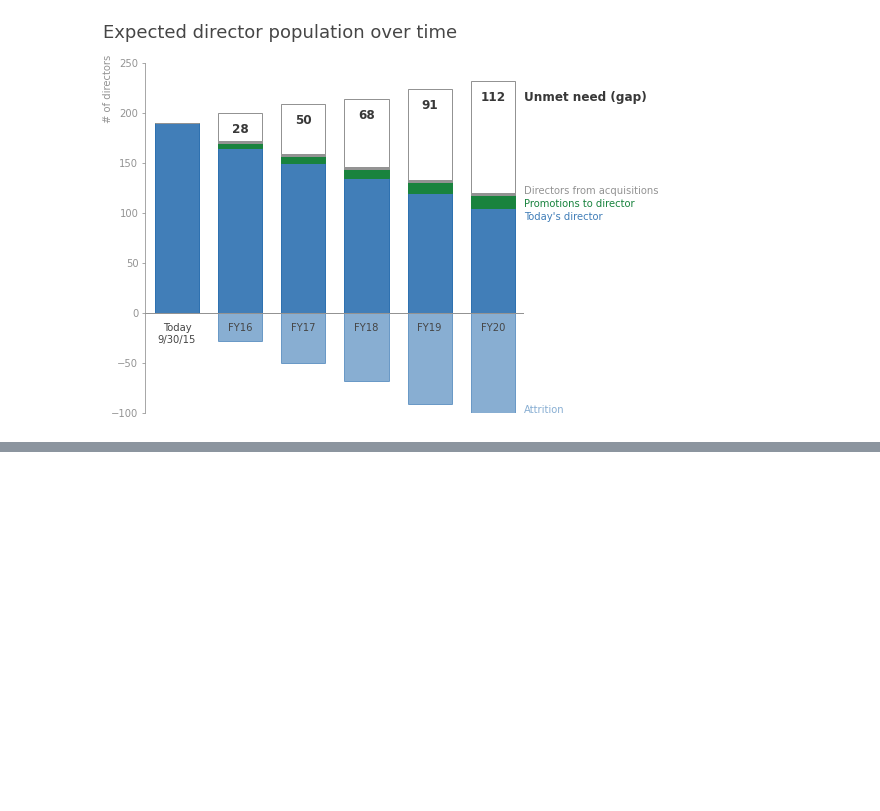
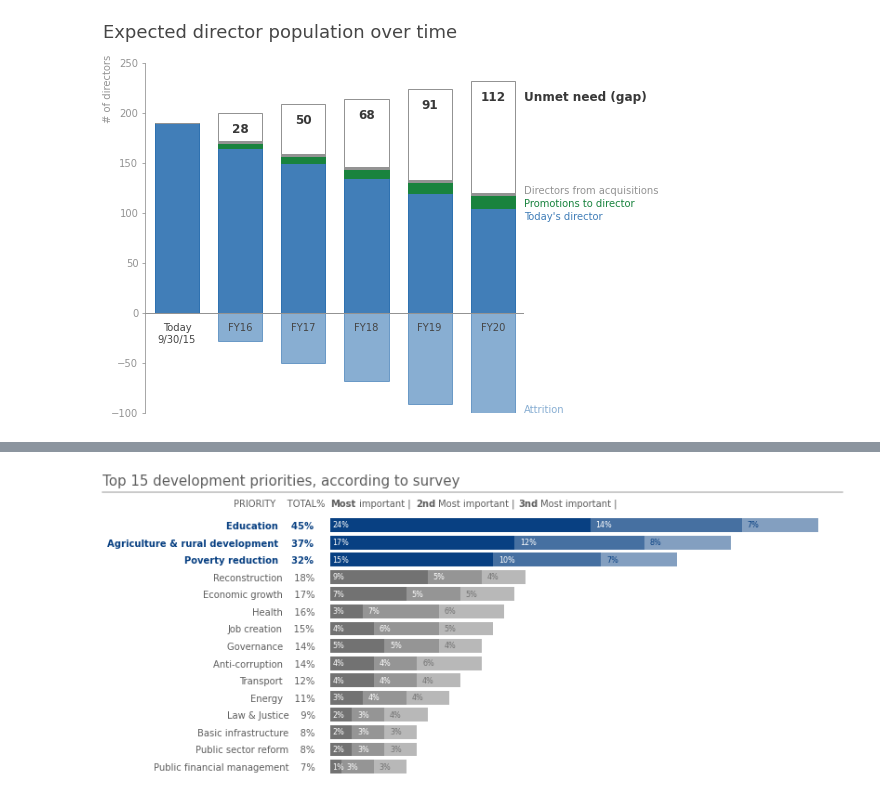
Before and after one commit to amandinhame/data-visualization-cookbook, a Jupyter notebook: matplotlib/storytelling_with_data.ipynb, the cells around one changed output, grey strips where cells are left out. Drawn from its saved outputs; the diff is of its cells as text; code cells hidden in the pictures; blank space fills up the shorter version.

Commit message:
Add model visual 5 horizontal stacked bars

```diff
--- a/matplotlib/storytelling_with_data.ipynb
+++ b/matplotlib/storytelling_with_data.ipynb
@@ -1796,0 +1799,99 @@ plt.show()
+# %%
+import matplotlib.pyplot as plt
+import pandas as pd
+import numpy as np
+
+import matplotlib.lines as lines
+
+%matplotlib inline
+
+# Data
+data = pd.DataFrame([['Education', 24, 14, 7], ['Agriculture & rural development', 17, 12, 8],
+                    ['Poverty reduction', 15, 10, 7], ['Reconstruction', 9, 5, 4],
+                    ['Economic growth', 7, 5, 5], ['Health', 3, 7, 6],
+                    ['Job creation', 4, 6, 5], ['Governance', 5, 5, 4],
+                    ['Anti-corruption', 4, 4, 6], ['Transport', 4, 4, 4],
+                    ['Energy', 3, 4, 4], ['Law & Justice', 2, 3, 4],
+                    ['Basic infrastructure', 2, 3, 3], ['Public sector reform', 2, 3, 3],
+                    ['Public financial management', 1, 3, 3]],
+                   columns=['priority', '1', '2', '3'])[::-1]
+
+# Colors
+palette = {
+    'white': 'w',
+    'grey': plt.cm.Greys(180, 1),
+    'grey_1': plt.cm.Greys(160, 1),
+    'grey_2': plt.cm.Greys(160, 0.75),
+    'grey_3': plt.cm.Greys(160, 0.5),
+    'blue_1': plt.cm.Blues(240, 1),
+    'blue_2': plt.cm.Blues(240, 0.75),
+    'blue_3': plt.cm.Blues(240, 0.5)
+}
+
+# Plot
+fig, ax = plt.subplots(figsize=(8.5, 5))
+fig.subplots_adjust(bottom=0.05, top=0.89, left=0.05, right=0.95)
+
+ax.barh(data['priority'], [0]*len(data['priority']), color=palette['white'])
+
+ax.barh(data['priority'][:-3], data['1'][:-3], color=palette['grey_1'])
+ax.barh(data['priority'][-3:], data['1'][-3:], color=palette['blue_1'])
+
+ax.barh(data['priority'][:-3], data['2'][:-3], color=palette['grey_2'], left=data['1'][:-3])
+ax.barh(data['priority'][-3:], data['2'][-3:], color=palette['blue_2'], left=data['1'][-3:])
+
+ax.barh(data['priority'][:-3], data['3'][:-3], color=palette['grey_3'],
+        left=data['1'][:-3]+data['2'][:-3])
+ax.barh(data['priority'][-3:], data['3'][-3:], color=palette['blue_3'],
+        left=data['1'][-3:]+data['2'][-3:])
+
+# Plot values
+for i, v in enumerate(data['1']):
+    ax.text(0.2, i, '{}%'.format(v), va='center', color=palette['white'], size=8)
+
+for i, v in enumerate(data['2']):
+    ax.text(data.iloc[i, 1]+0.5, i, '{}%'.format(v), va='center', color=palette['white'], size=8)
+
+for i, v in enumerate(data['3']):
+    ax.text(data.iloc[i, 1]+data.iloc[i, 2]+0.5, i, '{}%'.format(v), va='center',
+            color=palette['blue_1' if i >= 12 else 'grey_1'], size=8)
+
+
+# Axes
+for s in ax.spines.keys():
+    ax.spines[s].set_visible(False)
+
+ax.tick_params(left=None, bottom=None)
+
+ax.set_xticks([])
+ax.set_yticklabels(['{}    {}   '.format(data.iloc[i, 0], (str(sum(data.iloc[i, 1:])) + '%').ljust(2))
+                    for i in range(data.shape[0])])
+
+for i, t in enumerate(ax.get_yticklabels()):
+    if i >= 12:
+        t.set_color(palette['blue_1'])
+        t.set_weight('bold')
+    else:
+        t.set_color(palette['grey'])
+
+# Texts
+fig.text(-0.35, 0.95, 'Top 15 development priorities, according to survey', color=palette['grey'],
+        size=15)
+
+ax.plot([-0.35, 0.95],[0.93, 0.93], color=palette['grey_3'], transform=fig.transFigure,
+        clip_on=False, figure=fig) # line
+
+fig.text(-0.12, 0.88, 'PRIORITY    TOTAL%', color=palette['grey'], va='bottom')
+
+fig.text(0.05, 0.88, 'Most', color=palette['grey'], weight='bold', va='bottom')
+fig.text(0.1, 0.88, 'important |', color=palette['grey'], va='bottom')
+
+fig.text(0.2, 0.88, '2nd', color=palette['grey'], weight='bold', va='bottom')
+fig.text(0.24, 0.88, 'Most important |', color=palette['grey'], va='bottom')
+
+fig.text(0.38, 0.88, '3nd', color=palette['grey'], weight='bold', va='bottom')
+fig.text(0.42, 0.88, 'Most important |', color=palette['grey'], va='bottom')
+
+plt.show()
+# %% [output]
+[figure, added]
```
Also changed, not shown: parts of 2 cells of this notebook.
